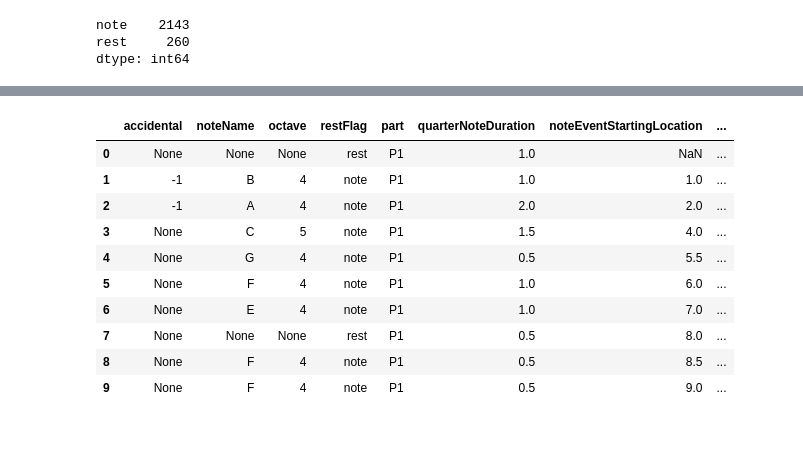
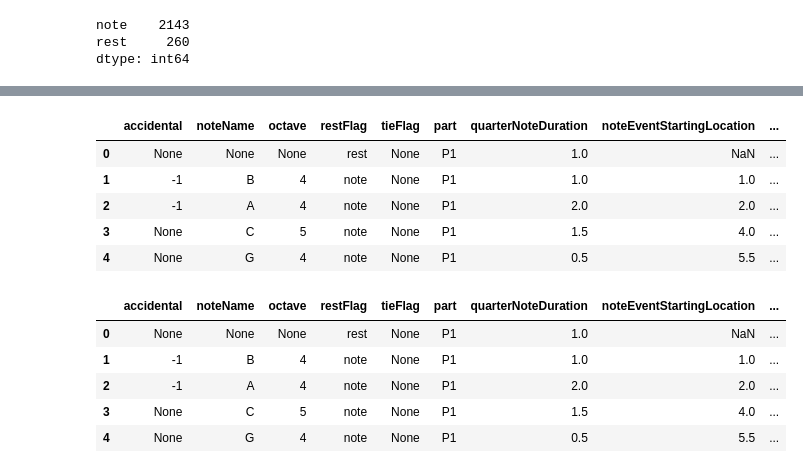
Before and after one commit to jgab3103/phd_code, a Jupyter notebook: XML Parser.ipynb, the cells around one changed output, grey strips where cells are left out. Saved outputs shown, nothing was run; the diff lists cells and outputs as text; code cells hidden in the pictures; blank space fills up the shorter version.

```diff
--- a/XML Parser.ipynb
+++ b/XML Parser.ipynb
@@ -186,11 +200,11 @@ def midiNumberAssign(data_row):
         elif data_row['noteName'] == 'D':
             return baseVal + offsetForD + adjustForAccidental(data_row['accidental'])
         elif data_row['noteName'] == 'E':
-            return baseVal + offsetForD + adjustForAccidental(data_row['accidental'])
+            return baseVal + offsetForE + adjustForAccidental(data_row['accidental'])
         elif data_row['noteName'] == 'F':
-            return baseVal + offsetForD + adjustForAccidental(data_row['accidental'])
+            return baseVal + offsetForF + adjustForAccidental(data_row['accidental'])
         elif data_row['noteName'] == 'G':
-            return baseVal + offsetForD + adjustForAccidental(data_row['accidental'])
+            return baseVal + offsetForA + adjustForAccidental(data_row['accidental'])
         elif data_row['noteName'] == 'A':
             return baseVal + offsetForD + adjustForAccidental(data_row['accidental'])
         elif data_row['noteName'] == 'B':
@@ -198,6 +212,7 @@ def midiNumberAssign(data_row):
 
 
 
+
 df['midiNumber'] = df.apply(midiNumberAssign, axis=1)
 # %%
 df.dtypes
@@ -213,0 +244,11 @@ dtype: object
+# %%
+def fixTiedNotes(data_row):
+    tieFlagString = str(data_row['tieFlag'])
+    durationToAdd = -1
+    if tieFlagString == '<tie type="stop"></tie>':
+        durationToAdd = data_row['quarterNoteDuration']
+    else:
+        durationToAdd = 0
+
+    return durationToAdd
+df['valueToAddToTiedNote'] = df.apply(fixTiedNotes, axis=1)
@@ -214,14 +275,13 @@ dtype: object
+# %%
+df['moveTieForFix'] = df['valueToAddToTiedNote'].shift(-1)
+# %%
+df = df[df.tieFlag != '<tie type="stop"></tie>']
 # %%
-df.head(10)
+df.head()
 # %% [output]
-|  | accidental | noteName | octave | restFlag | part | quarterNoteDuration | noteEventStartingLocation | ... |
-| 0 | None | None | None | rest | P1 | 1.0 | NaN | ... |
-| 1 | -1 | B | 4 | note | P1 | 1.0 | 1.0 | ... |
-| 2 | -1 | A | 4 | note | P1 | 2.0 | 2.0 | ... |
-| 3 | None | C | 5 | note | P1 | 1.5 | 4.0 | ... |
-| 4 | None | G | 4 | note | P1 | 0.5 | 5.5 | ... |
-| 5 | None | F | 4 | note | P1 | 1.0 | 6.0 | ... |
-| 6 | None | E | 4 | note | P1 | 1.0 | 7.0 | ... |
-| 7 | None | None | None | rest | P1 | 0.5 | 8.0 | ... |
-| 8 | None | F | 4 | note | P1 | 0.5 | 8.5 | ... |
-| 9 | None | F | 4 | note | P1 | 0.5 | 9.0 | ... |
+|  | accidental | noteName | octave | restFlag | tieFlag | part | quarterNoteDuration | noteEventStartingLocation | ... |
+| 0 | None | None | None | rest | None | P1 | 1.0 | NaN | ... |
+| 1 | -1 | B | 4 | note | None | P1 | 1.0 | 1.0 | ... |
+| 2 | -1 | A | 4 | note | None | P1 | 2.0 | 2.0 | ... |
+| 3 | None | C | 5 | note | None | P1 | 1.5 | 4.0 | ... |
+| 4 | None | G | 4 | note | None | P1 | 0.5 | 5.5 | ... |
@@ -227,0 +290,9 @@ df.head(10)
+# %%
+df.head()
+# %% [output]
+|  | accidental | noteName | octave | restFlag | tieFlag | part | quarterNoteDuration | noteEventStartingLocation | ... |
+| 0 | None | None | None | rest | None | P1 | 1.0 | NaN | ... |
+| 1 | -1 | B | 4 | note | None | P1 | 1.0 | 1.0 | ... |
+| 2 | -1 | A | 4 | note | None | P1 | 2.0 | 2.0 | ... |
+| 3 | None | C | 5 | note | None | P1 | 1.5 | 4.0 | ... |
+| 4 | None | G | 4 | note | None | P1 | 0.5 | 5.5 | ... |
```
Also changed, not shown: parts of 27 cells of this notebook.
